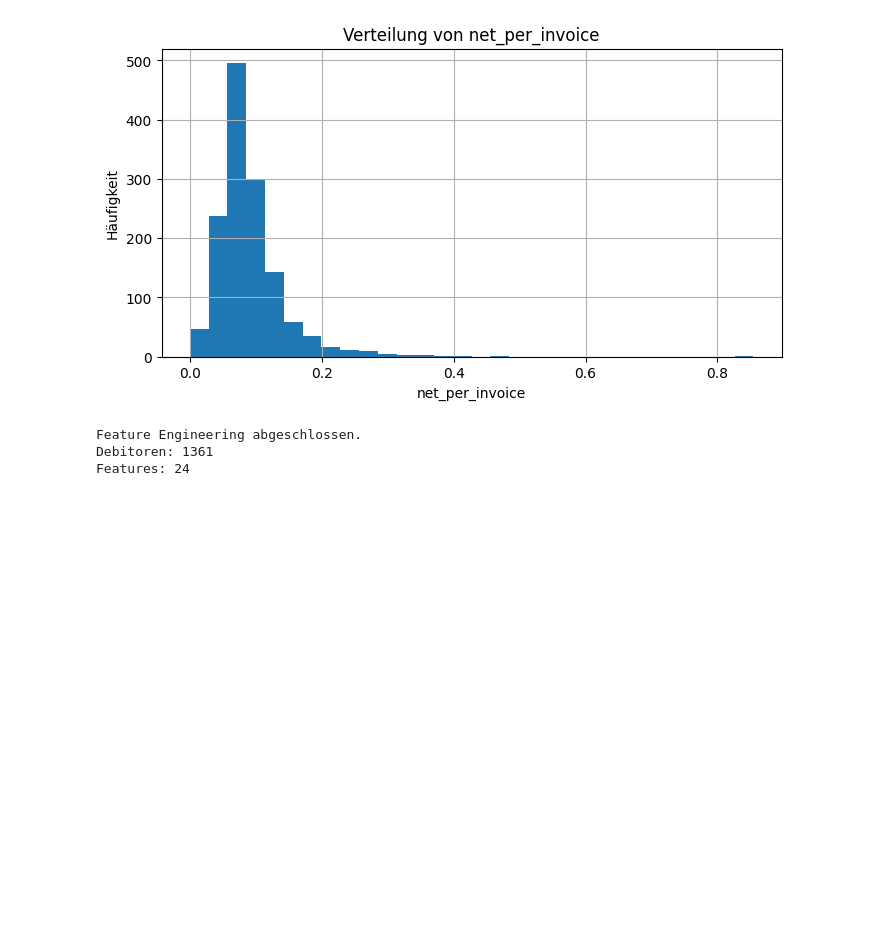
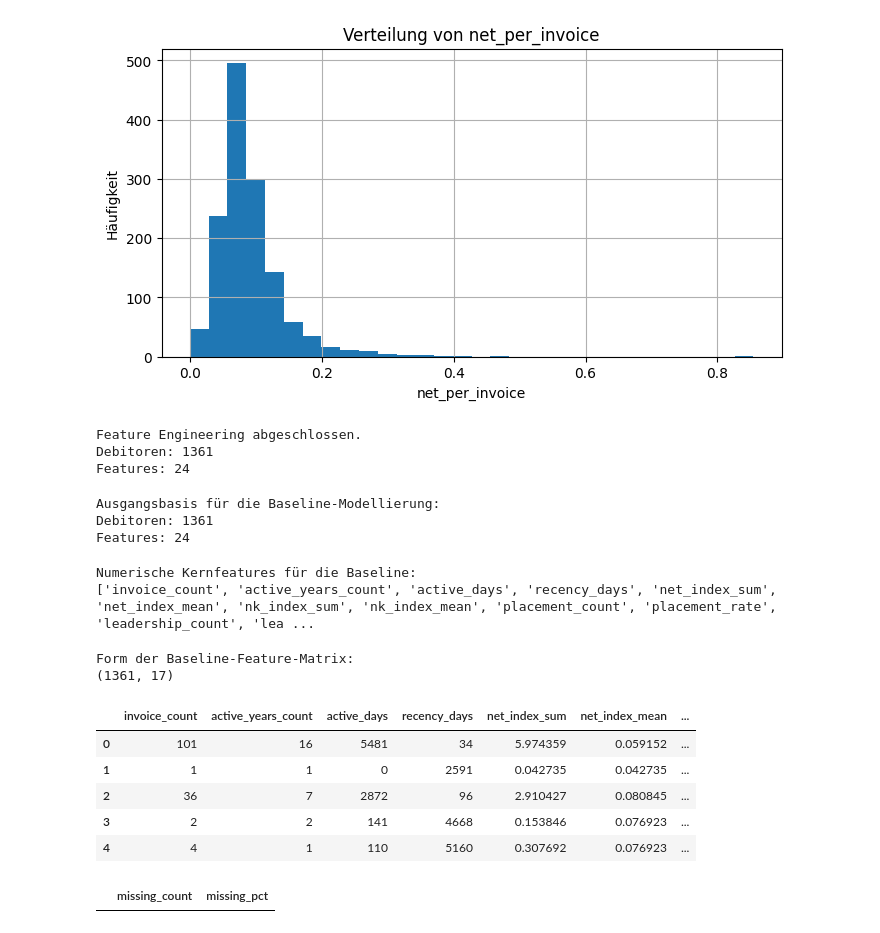
Before and after one commit to jensus-rep/data01-executive-search-analytics, a Jupyter notebook: notebooks/01_data_import_and_debitor_matrix.ipynb, the cells around one changed output. Saved outputs shown, nothing was run; the diff lists cells and outputs as text; code cells hidden in the pictures; blank space fills up the shorter version.

```diff
--- a/notebooks/01_data_import_and_debitor_matrix.ipynb
+++ b/notebooks/01_data_import_and_debitor_matrix.ipynb
@@ -806,3 +806,77 @@ print(f"Features: {debitor_features_final.shape[1]}")
 Feature Engineering abgeschlossen.
 Debitoren: 1361
 Features: 24
+# %%
+# Arbeitsbasis für die Baseline-Modellierung vorbereiten
+
+baseline_df = debitor_features_final.copy()
+
+print("Ausgangsbasis für die Baseline-Modellierung:")
+print(f"Debitoren: {baseline_df.shape[0]}")
+print(f"Features: {baseline_df.shape[1]}")
+# %% [output]
+Ausgangsbasis für die Baseline-Modellierung:
+Debitoren: 1361
+Features: 24
+# %%
+# Numerische Kernfeatures für die Baseline festlegen
+
+baseline_feature_candidates = [
+    "invoice_count",
+    "active_years_count",
+    "active_days",
+    "recency_days",
+    "net_index_sum",
+    "net_index_mean",
+    "nk_index_sum",
+    "nk_index_mean",
+    "placement_count",
+    "placement_rate",
+    "leadership_count",
+    "leadership_rate",
+    "invoices_per_active_year",
+    "net_per_active_year",
+    "placements_per_active_year",
+    "leadership_per_active_year",
+    "net_per_invoice",
+    "revenue_subtype_nunique",
+    "job_category_nunique",
+    "industry_nunique"
+]
+
+baseline_feature_cols = [col for col in baseline_feature_candidates if col in baseline_df.columns]
+
+print("Numerische Kernfeatures für die Baseline:")
+print(baseline_feature_cols)
+# %% [output]
+Numerische Kernfeatures für die Baseline:
+['invoice_count', 'active_years_count', 'active_days', 'recency_days', 'net_index_sum', 'net_index_mean', 'nk_index_sum', 'nk_index_mean', 'placement_count', 'placement_rate', 'leadership_count', 'lea ...
+# %%
+# Erste Baseline-Feature-Matrix erzeugen
+
+X_baseline_raw = baseline_df[baseline_feature_cols].copy()
+
+print("Form der Baseline-Feature-Matrix:")
+print(X_baseline_raw.shape)
+
+X_baseline_raw.head()
+# %% [output]
+Form der Baseline-Feature-Matrix:
+(1361, 17)
+|  | invoice_count | active_years_count | active_days | recency_days | net_index_sum | net_index_mean | ... |
+| 0 | 101 | 16 | 5481 | 34 | 5.974359 | 0.059152 | ... |
+| 1 | 1 | 1 | 0 | 2591 | 0.042735 | 0.042735 | ... |
+| 2 | 36 | 7 | 2872 | 96 | 2.910427 | 0.080845 | ... |
+| 3 | 2 | 2 | 141 | 4668 | 0.153846 | 0.076923 | ... |
+| 4 | 4 | 1 | 110 | 5160 | 0.307692 | 0.076923 | ... |
+# %%
+# Fehlwerte in der Baseline-Feature-Matrix prüfen
+
+missing_baseline = pd.DataFrame({
+    "missing_count": X_baseline_raw.isna().sum(),
+    "missing_pct": (X_baseline_raw.isna().sum() / len(X_baseline_raw) * 100).round(2)
+}).sort_values("missing_count", ascending=False)
+
+missing_baseline[missing_baseline["missing_count"] > 0]
+# %% [output]
+|  | missing_count | missing_pct |
```
Also changed, not shown: parts of 18 cells of this notebook.
